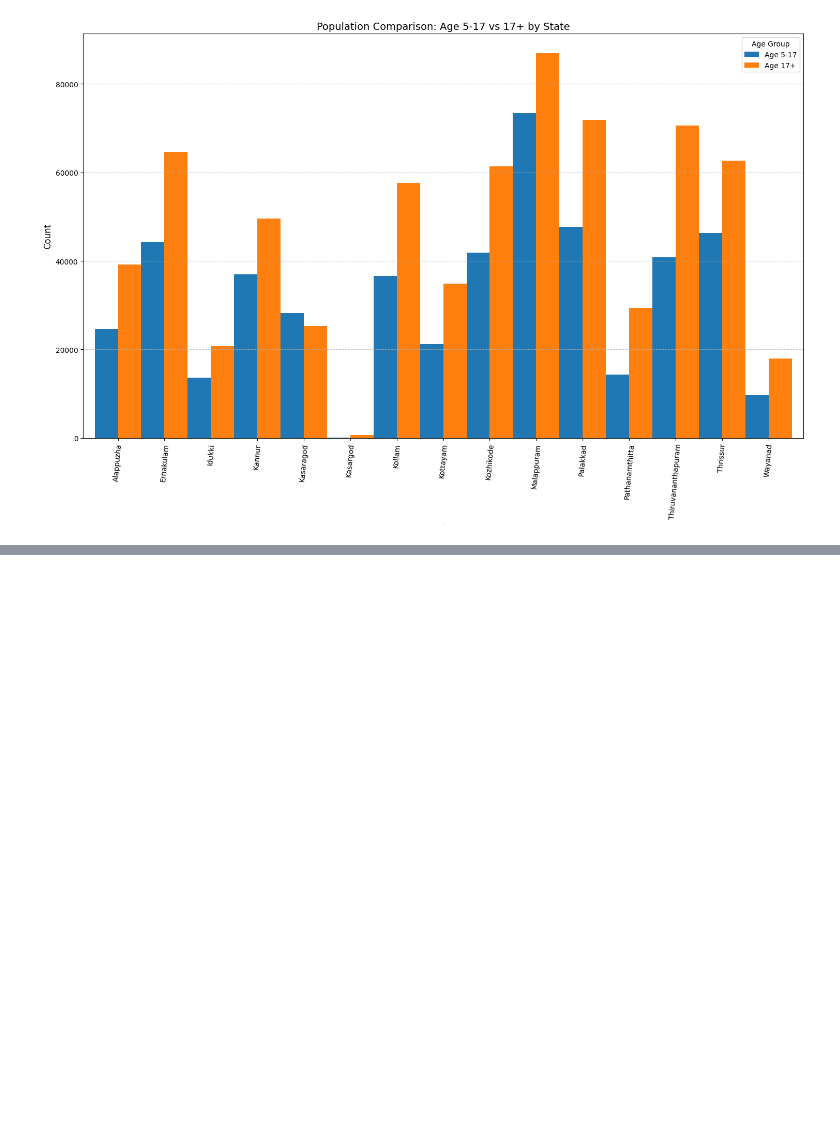
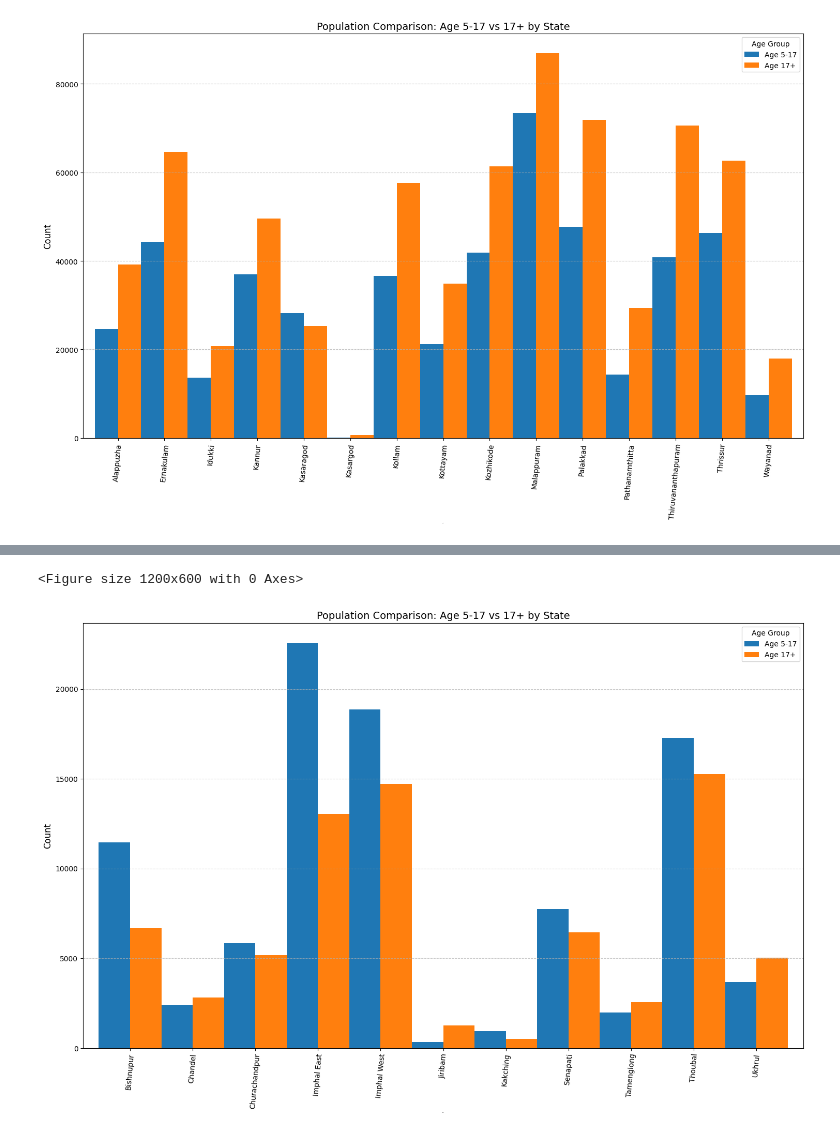
Before and after one commit to Cruciator18/Aadhar-analysis, a Jupyter notebook: biometric.ipynb, the cells around one changed output, grey strips where cells are left out. Drawn from its saved outputs; the diff is of its cells as text; code cells hidden in the pictures; blank space fills up the shorter version.

```diff
--- a/biometric.ipynb
+++ b/biometric.ipynb
@@ -199,0 +209,12 @@ plotting(kerala_dist_group)
+# %%
+
+manipur_data = bio[bio['state'] == 'Manipur']
+
+
+manipur_dist_group = manipur_data.groupby('district')[['bio_age_5_17', 'bio_age_17_']].sum()
+
+
+plotting(manipur_dist_group)
+# %% [output]
+<Figure size 1200x600 with 0 Axes>
+[figure, added]
```
Also changed, not shown: parts of 29 cells of this notebook.
